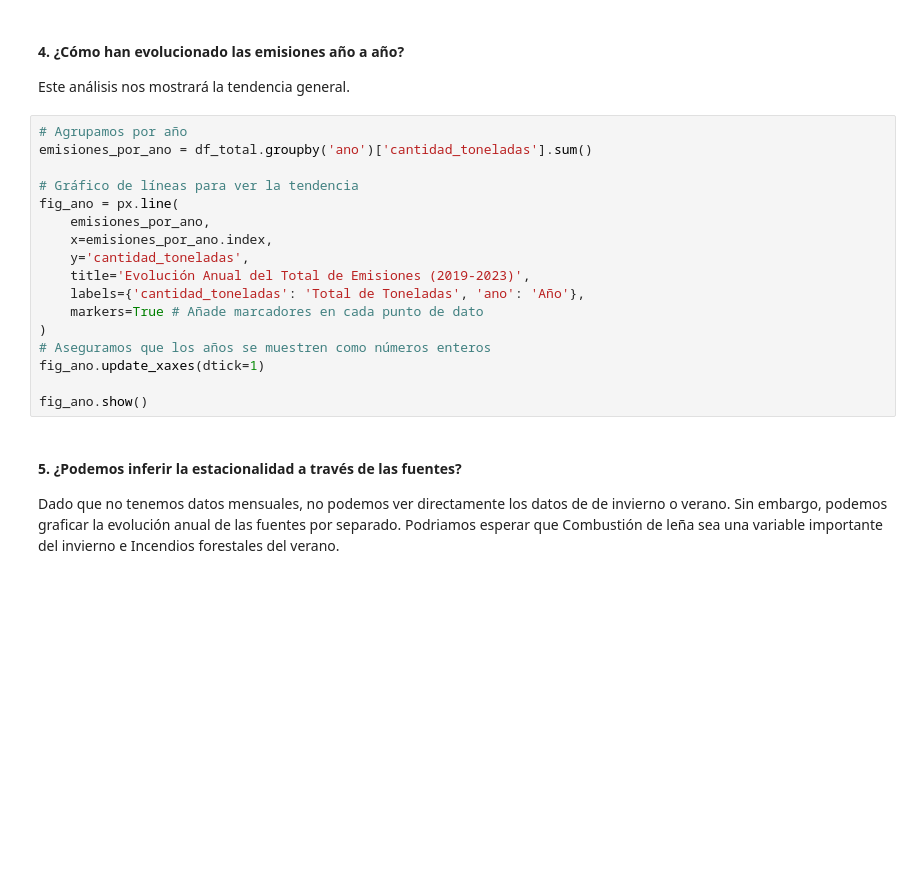
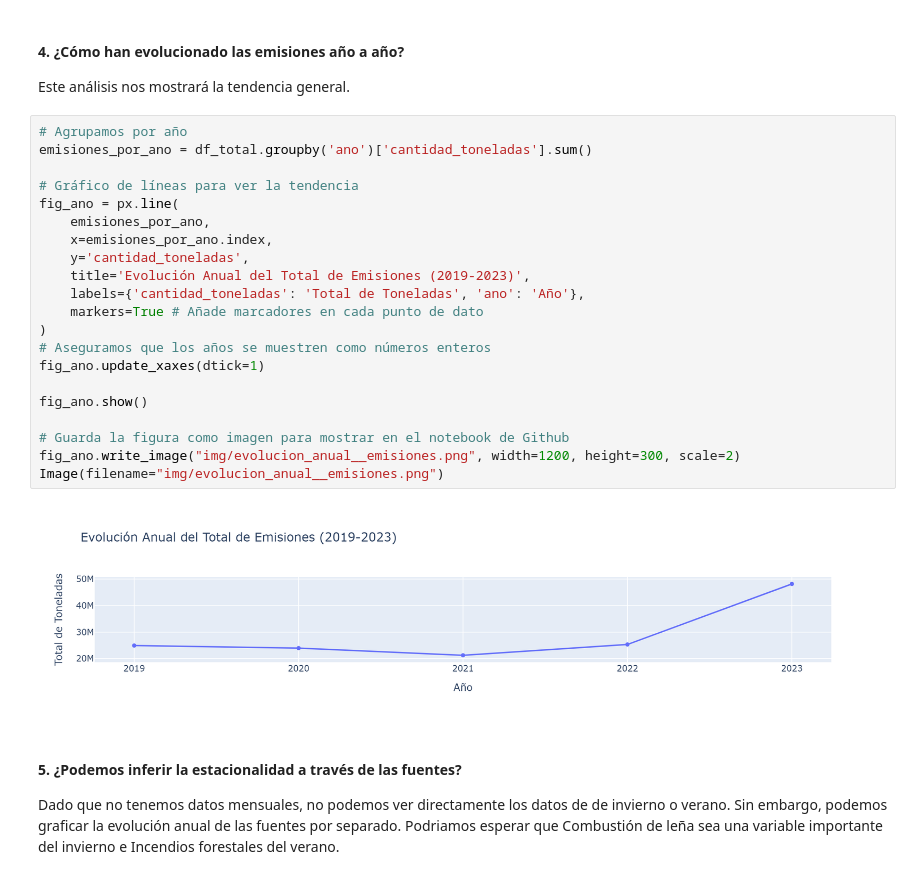
Before and after one commit to Ricardouchub/Mapa-Interactivo-de-Emisiones-por-Quemas-y-Combustion-en-Chile, a Jupyter notebook: Atlas_Interactivo_Emisiones_Chile.ipynb, the cells around one changed output. Saved outputs shown, nothing was run; the diff lists cells and outputs as text; blank space fills up the shorter version.

```diff
--- a/Atlas_Interactivo_Emisiones_Chile.ipynb
+++ b/Atlas_Interactivo_Emisiones_Chile.ipynb
@@ -351,20 +373,26 @@ Este análisis nos mostrará la tendencia general.
 # %%
 # Agrupamos por año
 emisiones_por_ano = df_total.groupby('ano')['cantidad_toneladas'].sum()
 
 # Gráfico de líneas para ver la tendencia
 fig_ano = px.line(
     emisiones_por_ano,
     x=emisiones_por_ano.index,
     y='cantidad_toneladas',
     title='Evolución Anual del Total de Emisiones (2019-2023)',
     labels={'cantidad_toneladas': 'Total de Toneladas', 'ano': 'Año'},
     markers=True # Añade marcadores en cada punto de dato
 )
 # Aseguramos que los años se muestren como números enteros
 fig_ano.update_xaxes(dtick=1)
 
 fig_ano.show()
+
+# Guarda la figura como imagen para mostrar en el notebook de Github
+fig_ano.write_image("img/evolucion_anual__emisiones.png", width=1200, height=300, scale=2)
+Image(filename="img/evolucion_anual__emisiones.png")
+# %% [output]
+[figure, added]
 # %% [markdown]
 #### 5. ¿Podemos inferir la estacionalidad a través de las fuentes?
 Dado que no tenemos datos mensuales, no podemos ver directamente los datos de de invierno o verano. Sin embargo, podemos graficar la evolución anual de las fuentes por separado. Podriamos esperar que Combustión de leña sea una variable importante del invierno e Incendios forestales del verano.
```
Also changed, not shown: parts of 6 cells of this notebook.
